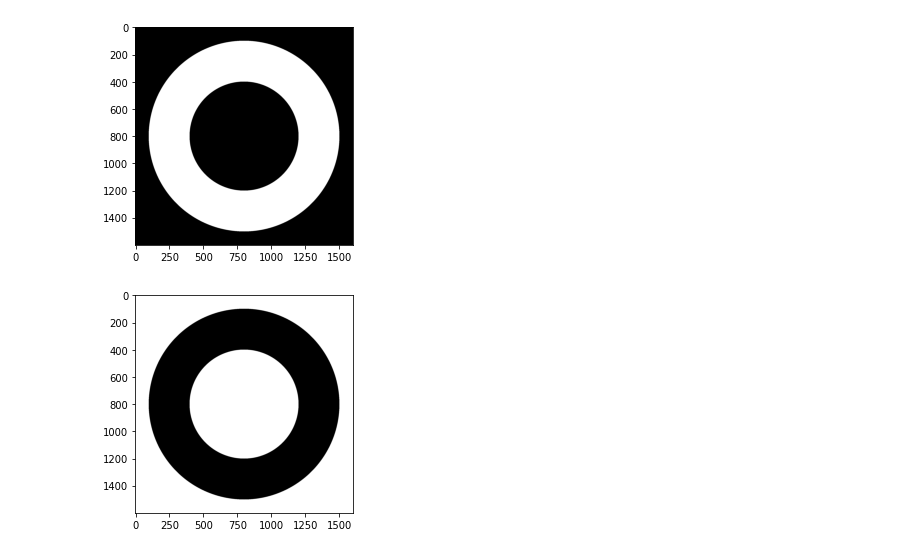
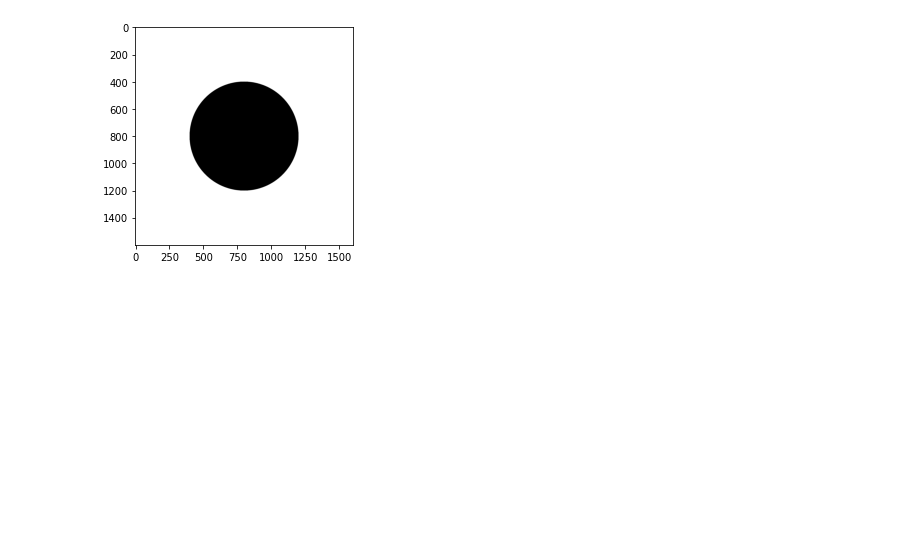
Before and after one commit to JuanDaAC/OpticalInstruments, a Jupyter notebook: Entrega 2/Pruebas/Arago.ipynb, the cells around one changed output. Drawn from its saved outputs; the diff is of its cells as text; code cells hidden in the pictures; blank space fills up the shorter version.

```diff
--- a/Entrega 2/Pruebas/Arago.ipynb
+++ b/Entrega 2/Pruebas/Arago.ipynb
@@ -12,17 +12,15 @@ cm=1e-2
 # %%
 #Apertura circular
 %matplotlib inline
 
 radio =400
+mask=np.ones((1600,1600),dtype="uint8")
 
-mask=np.zeros((1600,1600),dtype="uint8")
-cv2.circle(mask,(800,800),700,1,-1)   #Radio de la apertura o es de 7000 um
 cv2.circle(mask,(800,800),radio,0,-1)  #Radio del obstaculo es de x *10um
 plt.imshow(mask,cmap="gray")
 plt.show()
 # %% [output]
-[figure, old version]
+[figure, new version]
-[figure, removed]
 # %%
 #Transformada de Fresnel FFT
 def TrFr(entrada,z,dx_0,dy_0,W_l):
```
Also changed, not shown: parts of 6 cells of this notebook.
